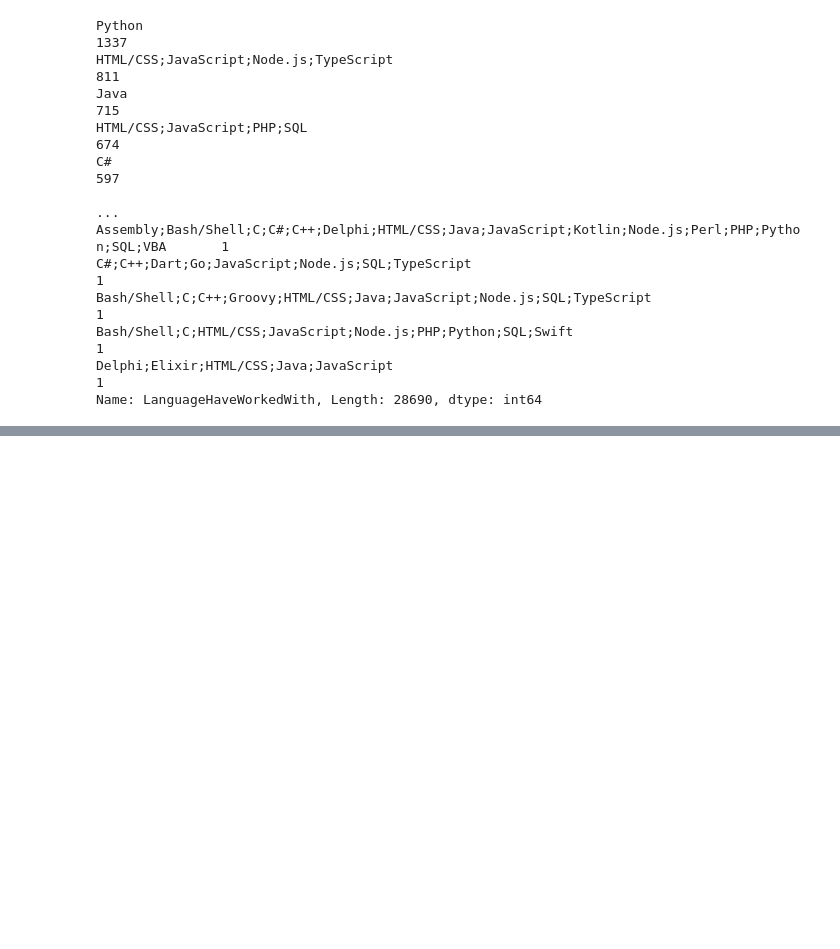
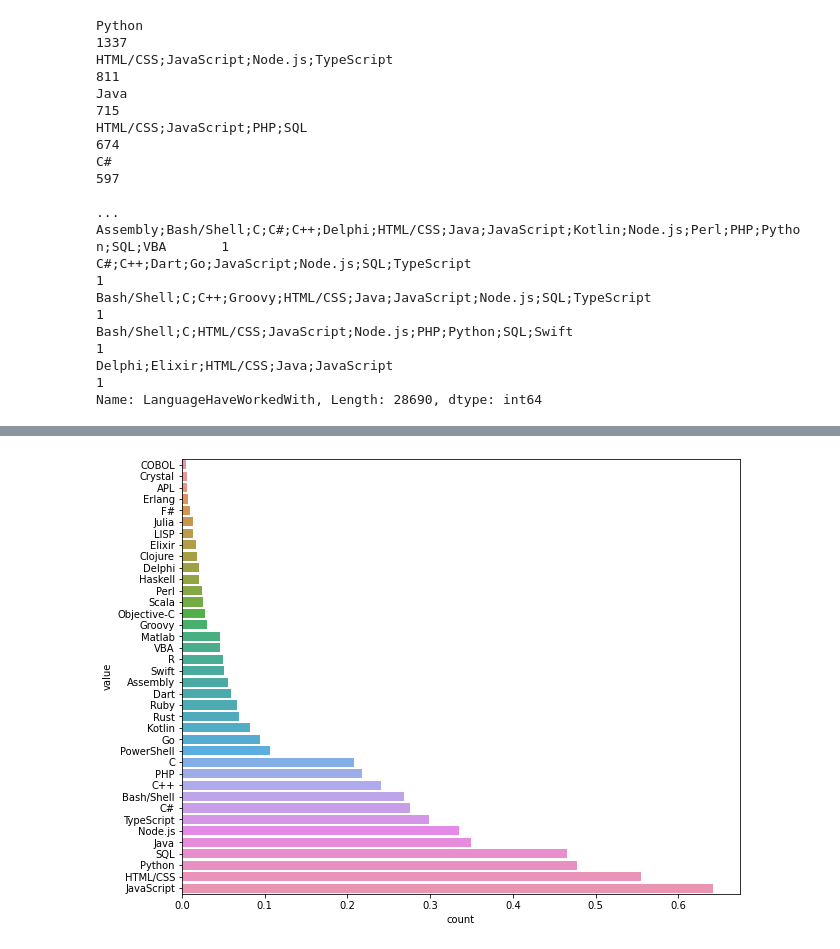
Before and after one commit to natashk/Udacity-DSND-Project1, a Jupyter notebook: so_survey.ipynb, the cells around one changed output, grey strips where cells are left out. Cells and saved outputs as stored; diff of their text form; code cells hidden in the pictures; blank space fills up the shorter version.

```diff
--- a/so_survey.ipynb
+++ b/so_survey.ipynb
@@ -187,0 +193,5 @@ Oracle     0.106281
+# %%
+plt.figure(figsize=(10,8))
+sns.barplot(x='count', y=df_lang_worked.index, data=df_lang_worked);
+# %% [output]
+[figure, added]
```
Also changed, not shown: parts of 18 cells of this notebook.
